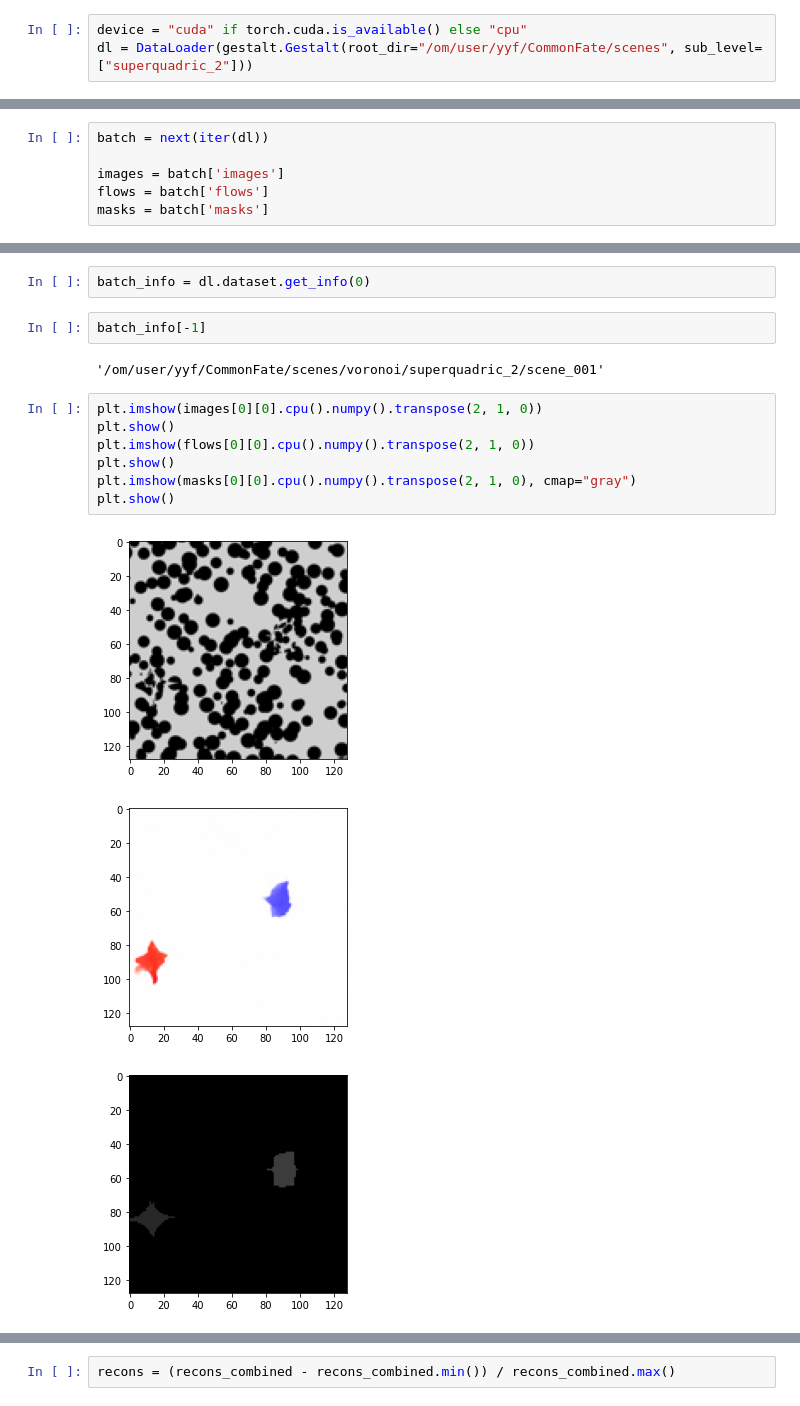
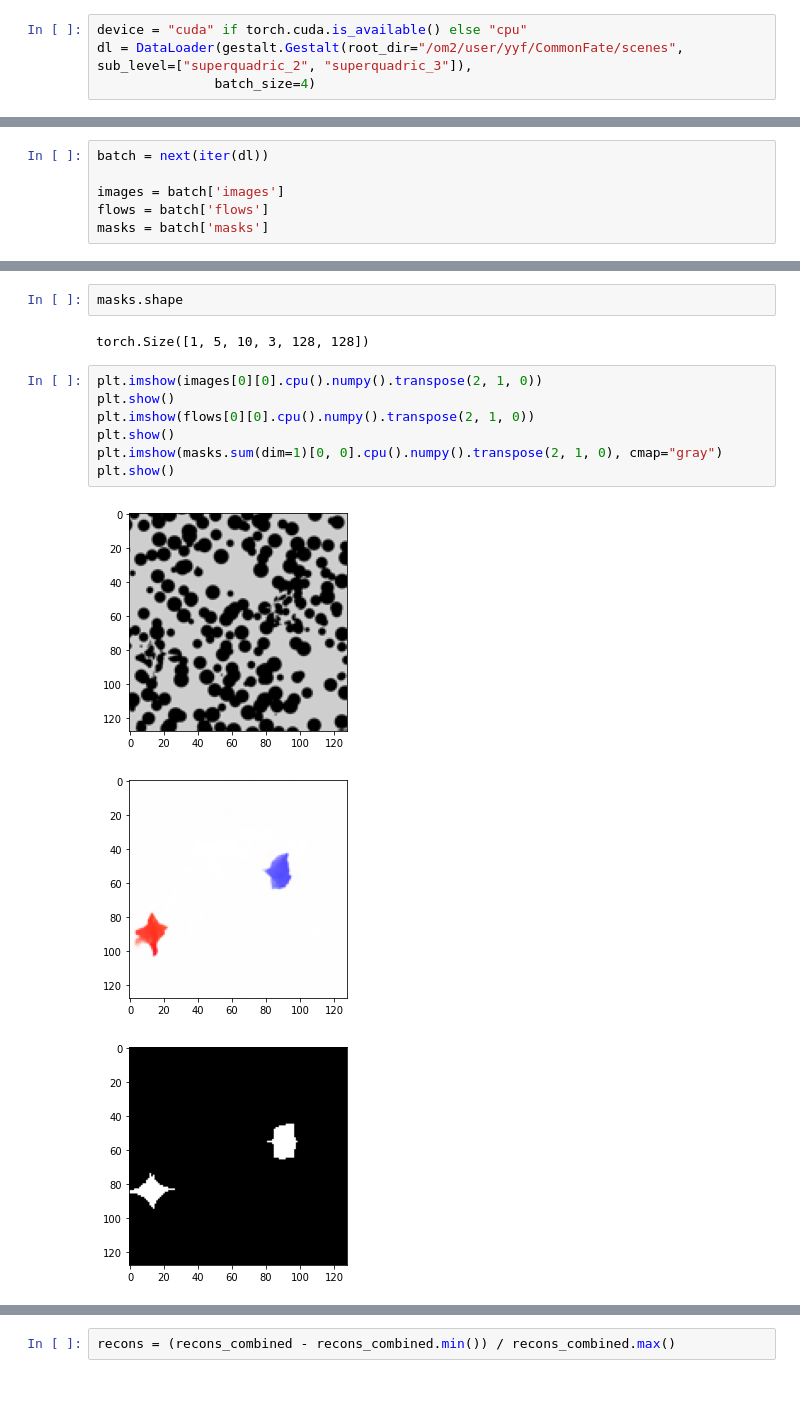
Before and after one commit to yifr/GestaltVision, a Jupyter notebook: explore.ipynb, the cells around one changed output, grey strips where cells are left out. Drawn from its saved outputs; the diff is of its cells as text.

```diff
--- a/explore.ipynb
+++ b/explore.ipynb
@@ -13,5 +13,6 @@ from metrics import adjusted_rand_index
 %autoreload 2
 # %%
 device = "cuda" if torch.cuda.is_available() else "cpu"
-dl = DataLoader(gestalt.Gestalt(root_dir="/om/user/yyf/CommonFate/scenes", sub_level=["superquadric_2"]))
+dl = DataLoader(gestalt.Gestalt(root_dir="/om2/user/yyf/CommonFate/scenes", sub_level=["superquadric_2", "superquadric_3"]),
+               batch_size=4)
 # %% [output]
@@ -151,19 +26,17 @@ ValueError: too many values to unpack (expected 3)
-# %%
-batch_info = dl.dataset.get_info(0)
-# %%
-batch_info[-1]
-# %% [output]
-'/om/user/yyf/CommonFate/scenes/voronoi/superquadric_2/scene_001'
+# %%
+masks.shape
+# %% [output]
+torch.Size([1, 5, 10, 3, 128, 128])
 # %%
 plt.imshow(images[0][0].cpu().numpy().transpose(2, 1, 0))
 plt.show()
 plt.imshow(flows[0][0].cpu().numpy().transpose(2, 1, 0))
 plt.show()
-plt.imshow(masks[0][0].cpu().numpy().transpose(2, 1, 0), cmap="gray")
+plt.imshow(masks.sum(dim=1)[0, 0].cpu().numpy().transpose(2, 1, 0), cmap="gray")
 plt.show()
 # %% [output]
 [figure]
 [figure]
-[figure, old version]
+[figure, new version]
 # %%
 from torch.nn import functional as F
```
Also changed, not shown: parts of 17 cells of this notebook, 9 other files.
